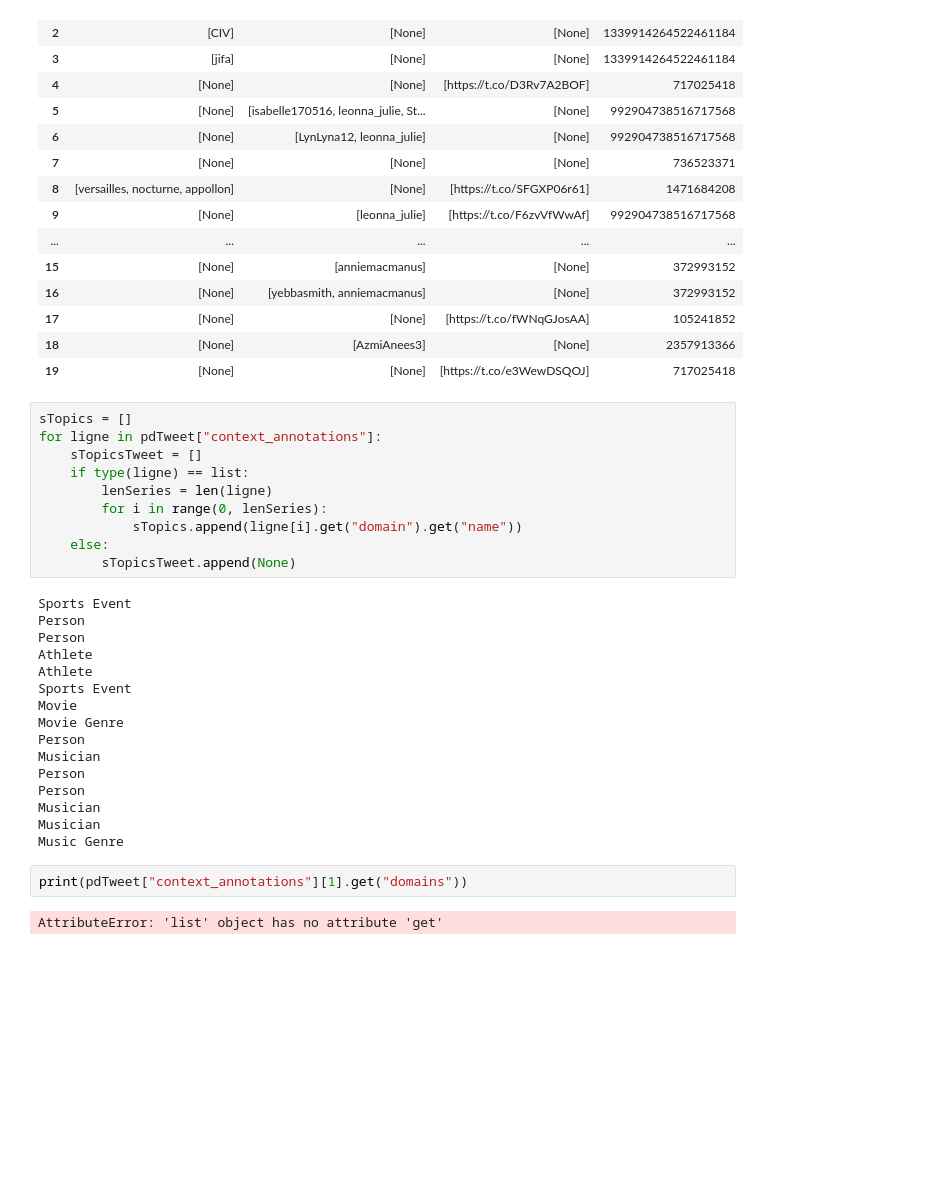
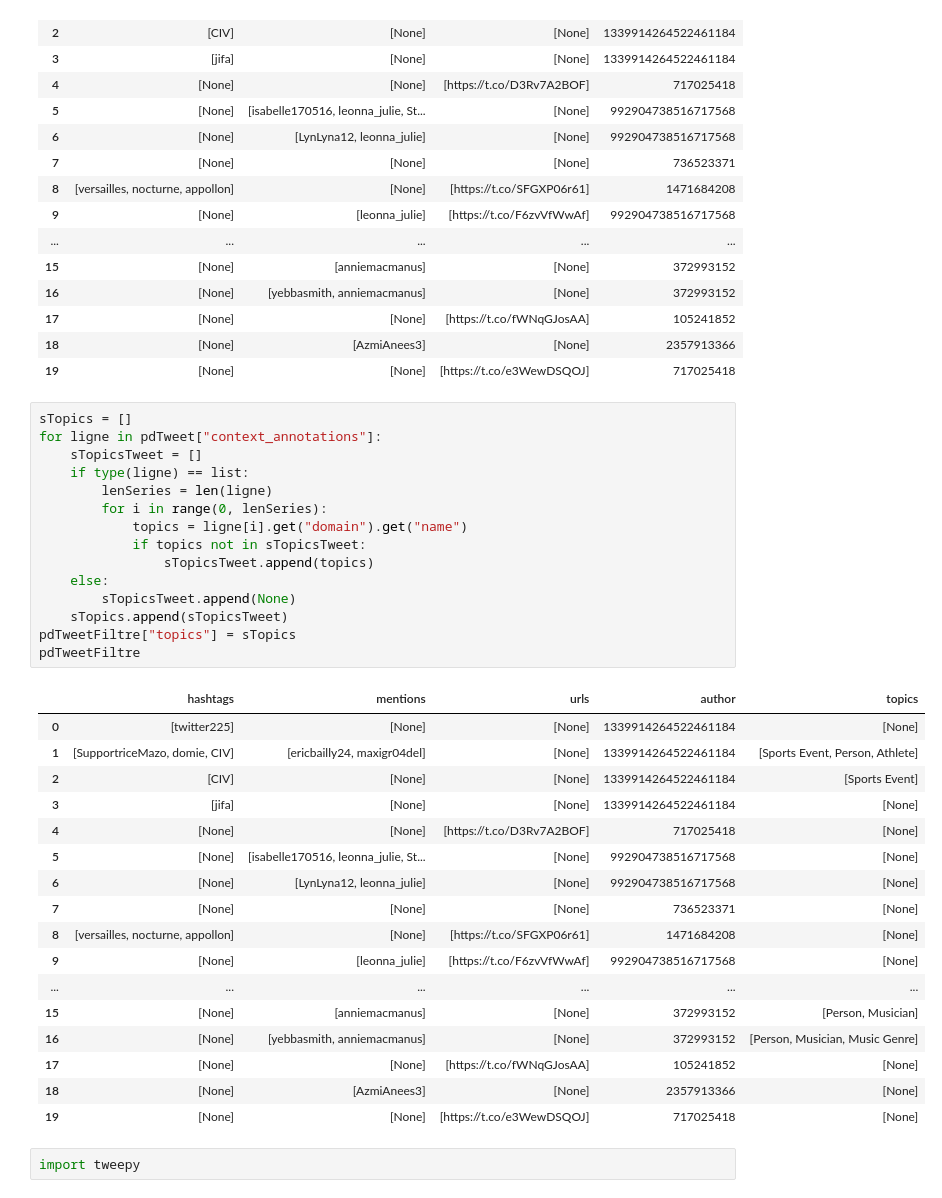
Before and after one commit to uvsq22102587/ProjetAnalyseDeDonnees, a Jupyter notebook: Notebook VAL.ipynb, the cells around one changed output. Drawn from its saved outputs; the diff is of its cells as text; blank space fills up the shorter version.

```diff
--- a/Notebook VAL.ipynb
+++ b/Notebook VAL.ipynb
@@ -122,30 +122,35 @@ pdTweetFiltre
 # %%
 sTopics = []
 for ligne in pdTweet["context_annotations"]:
     sTopicsTweet = []
     if type(ligne) == list:
         lenSeries = len(ligne)
         for i in range(0, lenSeries):
-            sTopics.append(ligne[i].get("domain").get("name"))
+            topics = ligne[i].get("domain").get("name")
+            if topics not in sTopicsTweet:
+                sTopicsTweet.append(topics)
     else:
         sTopicsTweet.append(None)
+    sTopics.append(sTopicsTweet)
+pdTweetFiltre["topics"] = sTopics
+pdTweetFiltre
 # %% [output]
-Sports Event
-Person
-Person
-Athlete
-Athlete
-Sports Event
-Movie
-Movie Genre
-Person
-Musician
-Person
-Person
-Musician
-Musician
-Music Genre
+|  | hashtags | mentions | urls | author | topics |
+| 0 | [twitter225] | [None] | [None] | 1339914264522461184 | [None] |
+| 1 | [SupportriceMazo, domie, CIV] | [ericbailly24, maxigr04del] | [None] | 1339914264522461184 | [Sports Event, Person, Athlete] |
+| 2 | [CIV] | [None] | [None] | 1339914264522461184 | [Sports Event] |
+| 3 | [jifa] | [None] | [None] | 1339914264522461184 | [None] |
+| 4 | [None] | [None] | [https://t.co/D3Rv7A2BOF] | 717025418 | [None] |
+| 5 | [None] | [isabelle170516, leonna_julie, St... | [None] | 992904738516717568 | [None] |
+| 6 | [None] | [LynLyna12, leonna_julie] | [None] | 992904738516717568 | [None] |
+| 7 | [None] | [None] | [None] | 736523371 | [None] |
+| 8 | [versailles, nocturne, appollon] | [None] | [https://t.co/SFGXP06r61] | 1471684208 | [None] |
+| 9 | [None] | [leonna_julie] | [https://t.co/F6zvVfWwAf] | 992904738516717568 | [None] |
+| ... | ... | ... | ... | ... | ... |
+| 15 | [None] | [anniemacmanus] | [None] | 372993152 | [Person, Musician] |
+| 16 | [None] | [yebbasmith, anniemacmanus] | [None] | 372993152 | [Person, Musician, Music Genre] |
+| 17 | [None] | [None] | [https://t.co/fWNqGJosAA] | 105241852 | [None] |
+| 18 | [None] | [AzmiAnees3] | [None] | 2357913366 | [None] |
+| 19 | [None] | [None] | [https://t.co/e3WewDSQOJ] | 717025418 | [None] |
-# %%
-print(pdTweet["context_annotations"][1].get("domains"))
-# %% [output]
-AttributeError: 'list' object has no attribute 'get'
+# %%
+import tweepy
```
Also changed, not shown: parts of 3 cells of this notebook.
